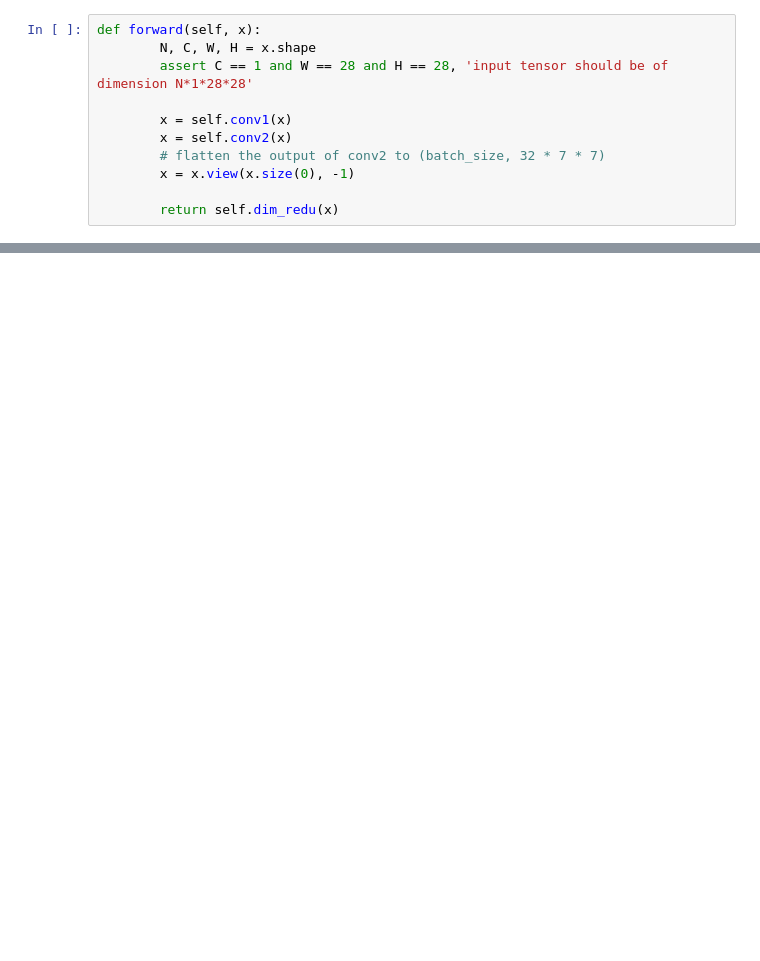
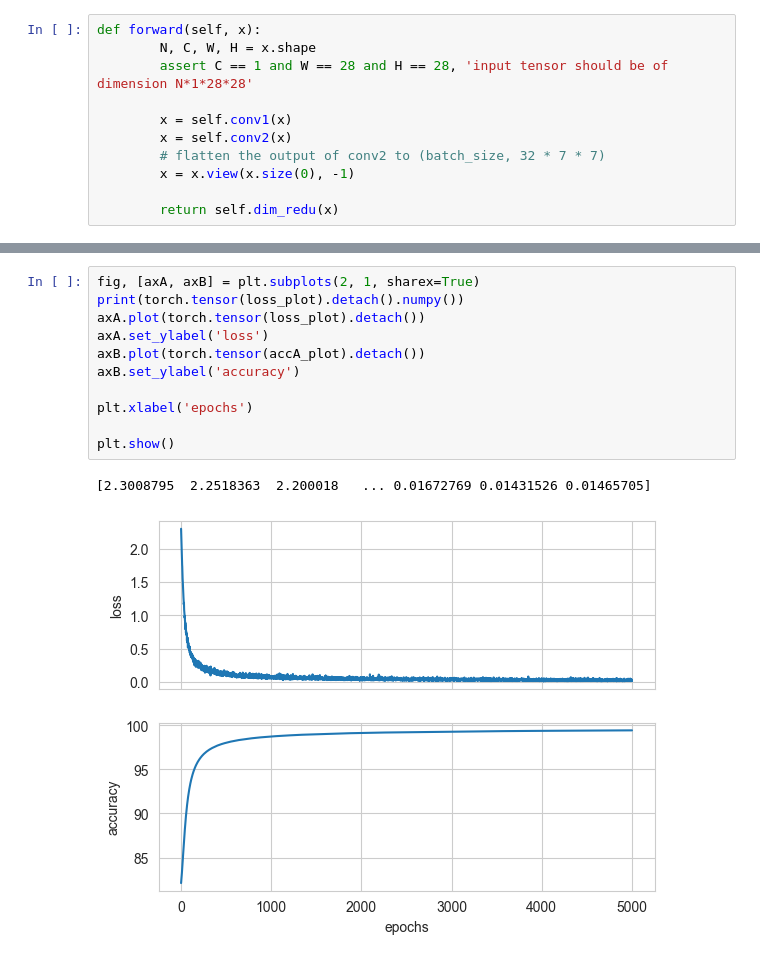
Before and after one commit to xdshiro/HW681, a Jupyter notebook: HW685/HW1/Tsvetkov_HM1_ECE685D_full.ipynb, the cells around one changed output, grey strips where cells are left out. Cells and saved outputs as stored; diff of their text form; blank space fills up the shorter version.

```diff
--- a/HW685/HW1/Tsvetkov_HM1_ECE685D_full.ipynb
+++ b/HW685/HW1/Tsvetkov_HM1_ECE685D_full.ipynb
@@ -394,0 +378,14 @@ ValueError: not enough values to unpack (expected 4, got 2)
+# %%
+fig, [axA, axB] = plt.subplots(2, 1, sharex=True)
+print(torch.tensor(loss_plot).detach().numpy())
+axA.plot(torch.tensor(loss_plot).detach())
+axA.set_ylabel('loss')
+axB.plot(torch.tensor(accA_plot).detach())
+axB.set_ylabel('accuracy')
+
+plt.xlabel('epochs')
+
+plt.show()
+# %% [output]
+[2.3008795  2.2518363  2.200018   ... 0.01672769 0.01431526 0.01465705]
+[figure, added]
```
Also changed, not shown: parts of 19 cells of this notebook.
